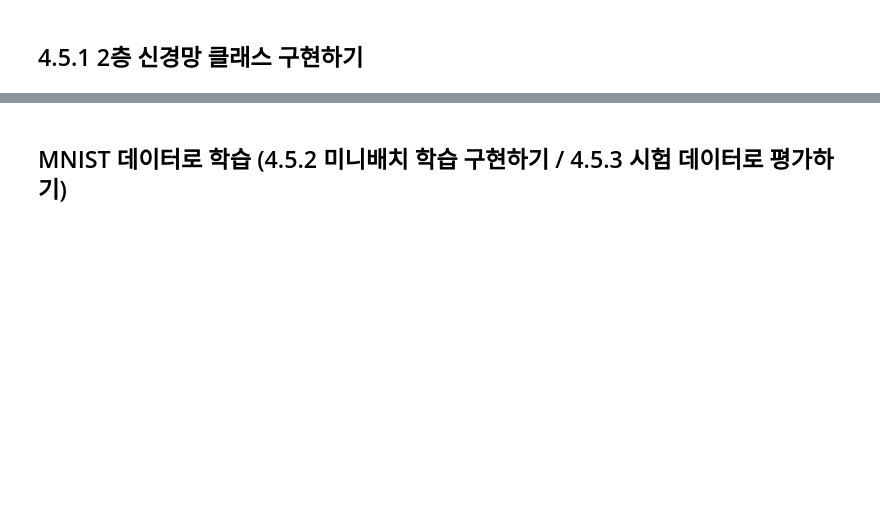
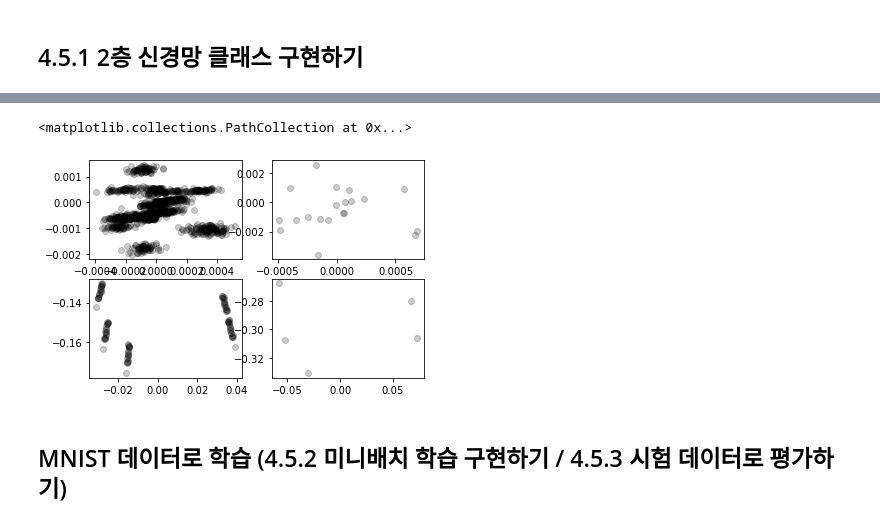
Before and after one commit to ssuai/deep_learning_from_scratch, a Jupyter notebook: ch04/train_neural_net.ipynb, the cells around one changed output, grey strips where cells are left out. Drawn from its saved outputs; the diff is of its cells as text; code cells hidden in the pictures; blank space fills up the shorter version.

```diff
--- a/ch04/train_neural_net.ipynb
+++ b/ch04/train_neural_net.ipynb
@@ -302,6 +302,6 @@ plt.bar(np.arange(0,10), y[0])
 # %%
-# calc gradient [SLOW!]
-t = np.random.rand(100,10)
-grads = net.numerical_gradient(x, t)
-grads
+# calc numerical gradient
+t = np.random.rand(100,5)
+numerical_grads = net.numerical_gradient(x, t)
+numerical_grads
 # %% [output]
@@ -324,0 +325,3 @@ grads
+# %%
+grads = net.gradient(x, t)
+grads
@@ -325,3 +346,16 @@ grads
+# %%
+# 비교
+plt.subplot(221)
+plt.scatter(numerical_grads['W1'], grads['W1'], alpha=0.2, c='k')
+plt.subplot(222)
+plt.scatter(numerical_grads['b1'], grads['b1'], alpha=0.2, c='k')
+plt.subplot(223)
+plt.scatter(numerical_grads['W2'], grads['W2'], alpha=0.2, c='k')
+plt.subplot(224)
+plt.scatter(numerical_grads['b2'], grads['b2'], alpha=0.2, c='k')
+# %% [output]
+<matplotlib.collections.PathCollection at 0x...>
+[figure, added]
 # %% [markdown]
 ## MNIST 데이터로 학습 (4.5.2 미니배치 학습 구현하기 / 4.5.3 시험 데이터로 평가하기)
 # %%
```
Also changed, not shown: parts of 9 cells of this notebook.
